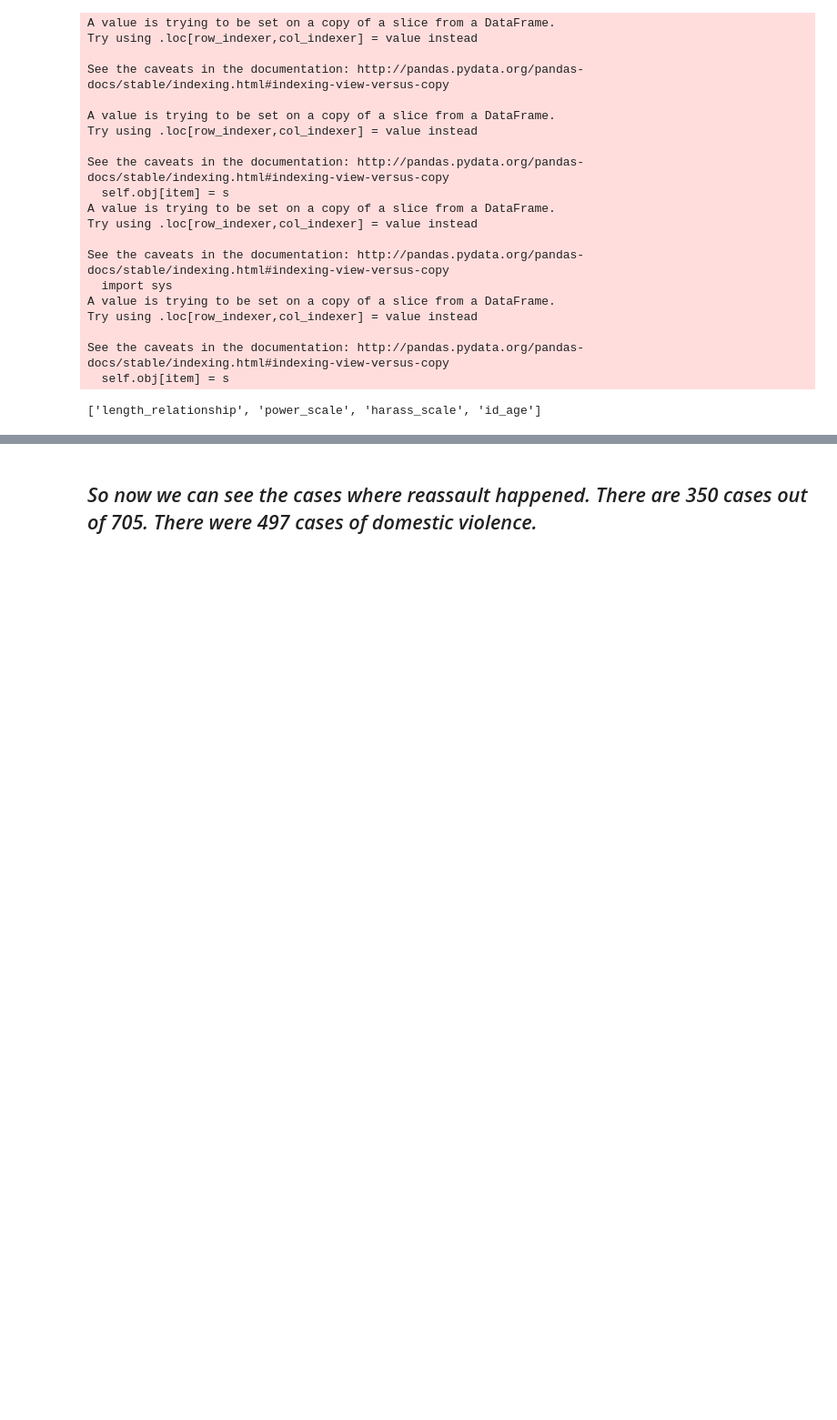
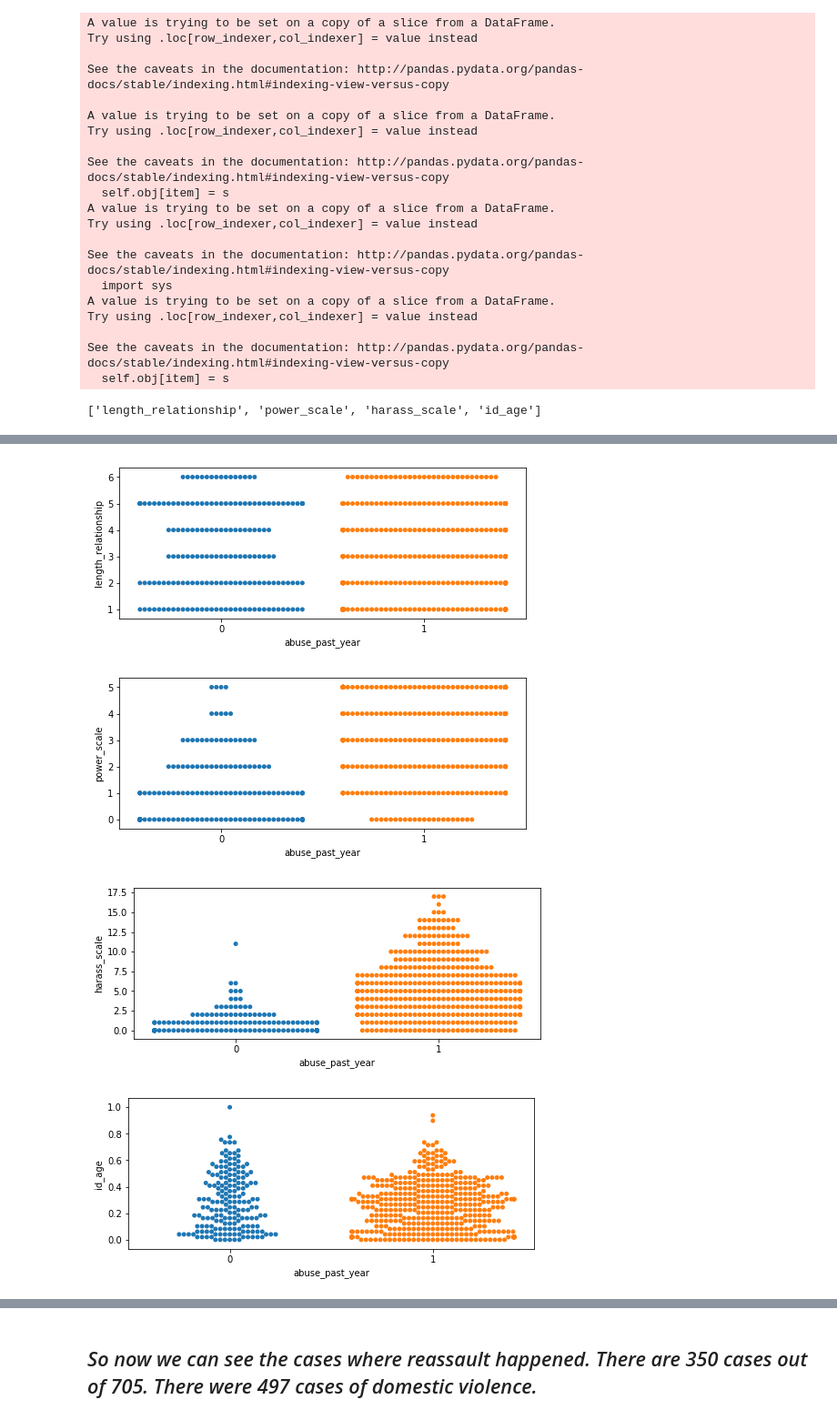
Before and after one commit to codeup-capstone-one/domestic-violence, a Jupyter notebook: msc_master_draft.ipynb, the cells around one changed output, grey strips where cells are left out. Shown at 91% size. Cells and saved outputs as stored; diff of their text form; code cells hidden in the pictures; blank space fills up the shorter version.

```diff
--- a/msc_master_draft.ipynb
+++ b/msc_master_draft.ipynb
@@ -325,0 +345,7 @@ explore.make_bars(train_df, 'abuse_past_year', features)
+# %%
+explore.swarrrm(train_df, 'abuse_past_year', continuous_vars)
+# %% [output]
+[figure, added]
+[figure, added]
+[figure, added]
+[figure, added]
```
Also changed, not shown: parts of 30 cells of this notebook, 2 other files.
